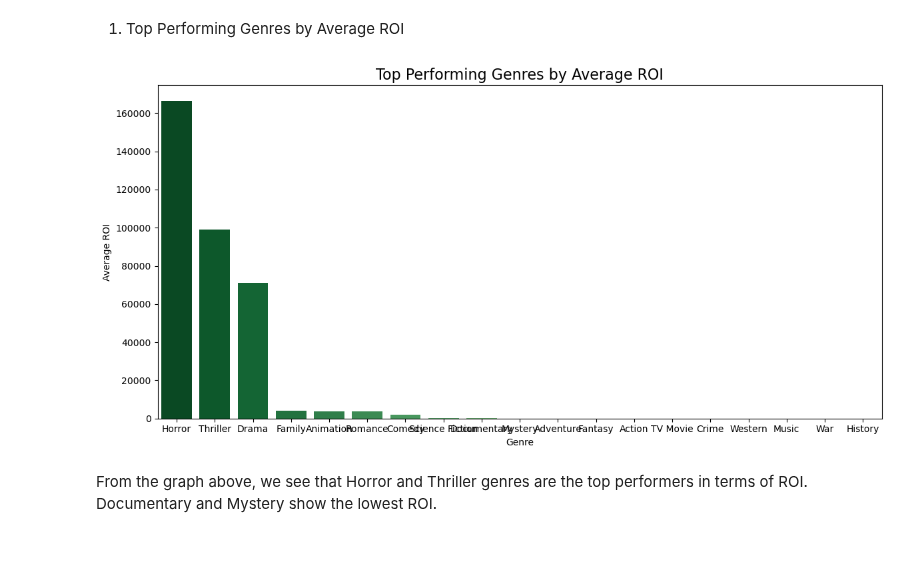
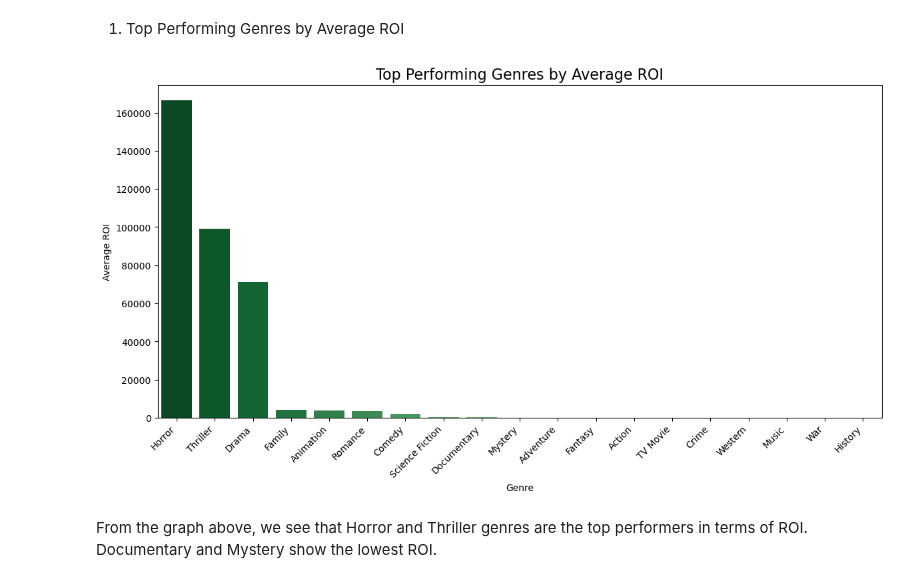
Before and after one commit to lmutua/movie-market-analysis, a Jupyter notebook: genres_by_roi.ipynb, the cells around one changed output. Cells and saved outputs as stored; diff of their text form; code cells hidden in the pictures; blank space fills up the shorter version.

```diff
--- a/genres_by_roi.ipynb
+++ b/genres_by_roi.ipynb
@@ -205,14 +197,15 @@ print(genre_roi.head(10))
 # %%
 plt.figure(figsize=(12, 6))
 sns.barplot(data=genre_roi, y='ROI', x='genre_list1', palette='Greens_r')
 plt.title('Top Performing Genres by Average ROI', fontsize=16)
 plt.ylabel('Average ROI')
 plt.xlabel('Genre')
 plt.tight_layout()
+plt.xticks(rotation=45, ha='right')
 plt.savefig('top_genres_by_roi.png', dpi=300, bbox_inches='tight')
 plt.show()
 # %% [output]
-[figure, old version]
+[figure, new version]
 # %% [markdown]
 From the graph above, we see that Horror and Thriller genres are the top performers in terms of ROI.
 Documentary and Mystery show the lowest ROI.
```
Also changed, not shown: parts of 3 cells of this notebook, 2 other files.
